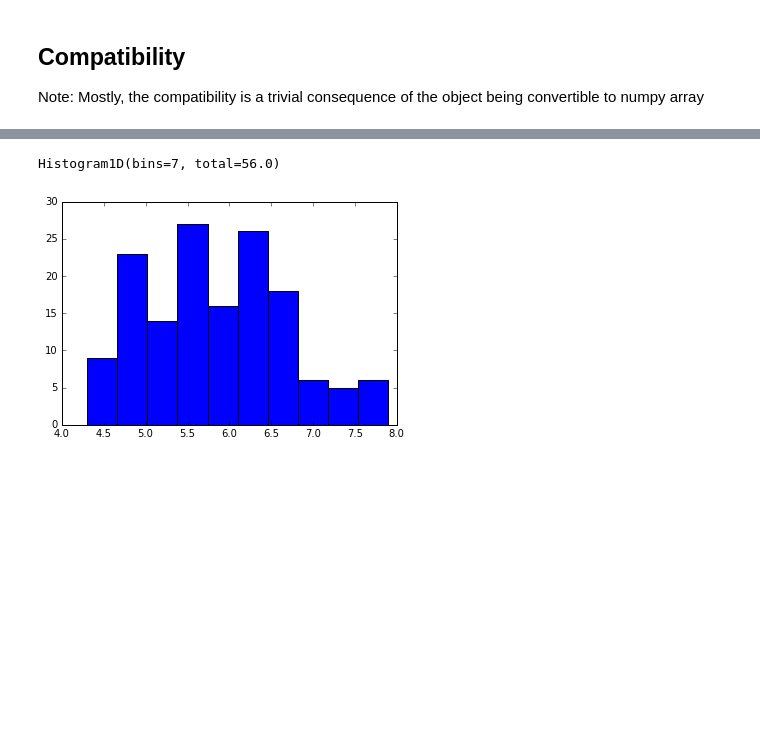
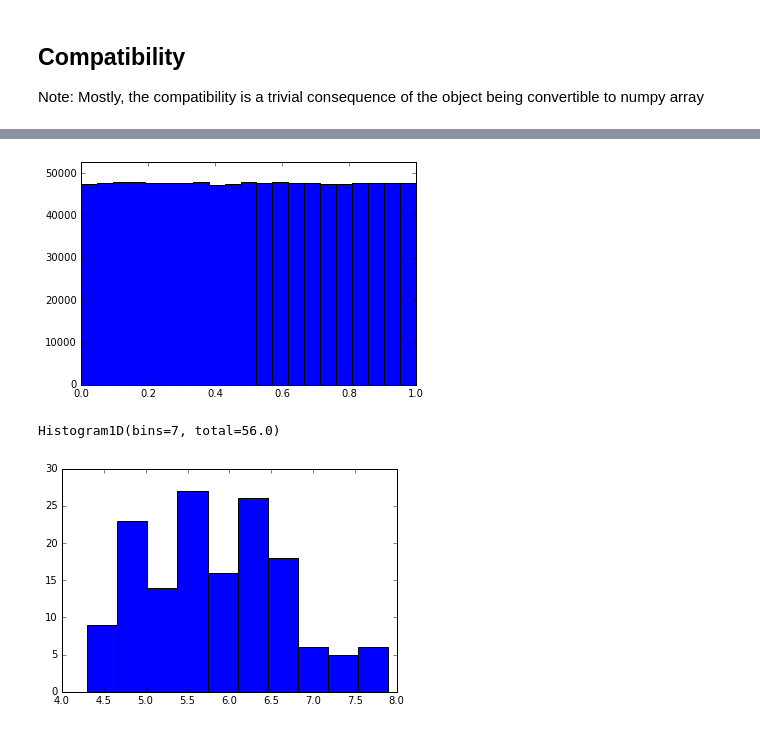
Before and after one commit to janpipek/physt, a Jupyter notebook: doc/Tutorial.ipynb, the cells around one changed output, grey strips where cells are left out. Cells and saved outputs as stored; diff of their text form; code cells hidden in the pictures; blank space fills up the shorter version.

```diff
--- a/doc/Tutorial.ipynb
+++ b/doc/Tutorial.ipynb
@@ -171,3 +171,10 @@ hist.to_dataframe()
+# %%
+# Works on xarray
+import xarray as xr
+arr = xr.DataArray(np.random.rand(100, 100, 100))
+histogram(arr).plot();
+# %% [output]
+[figure, added]
 # %%
 # Works on pandas dataseries
 import pandas as pd
```
Also changed, not shown: parts of 8 cells of this notebook, 6 other files.
